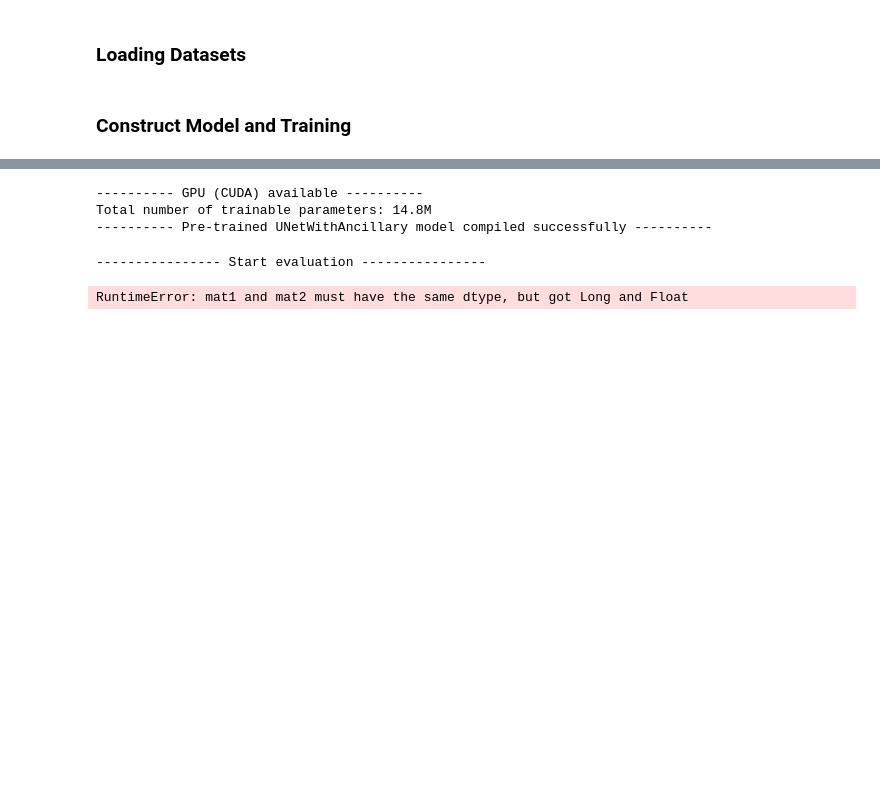
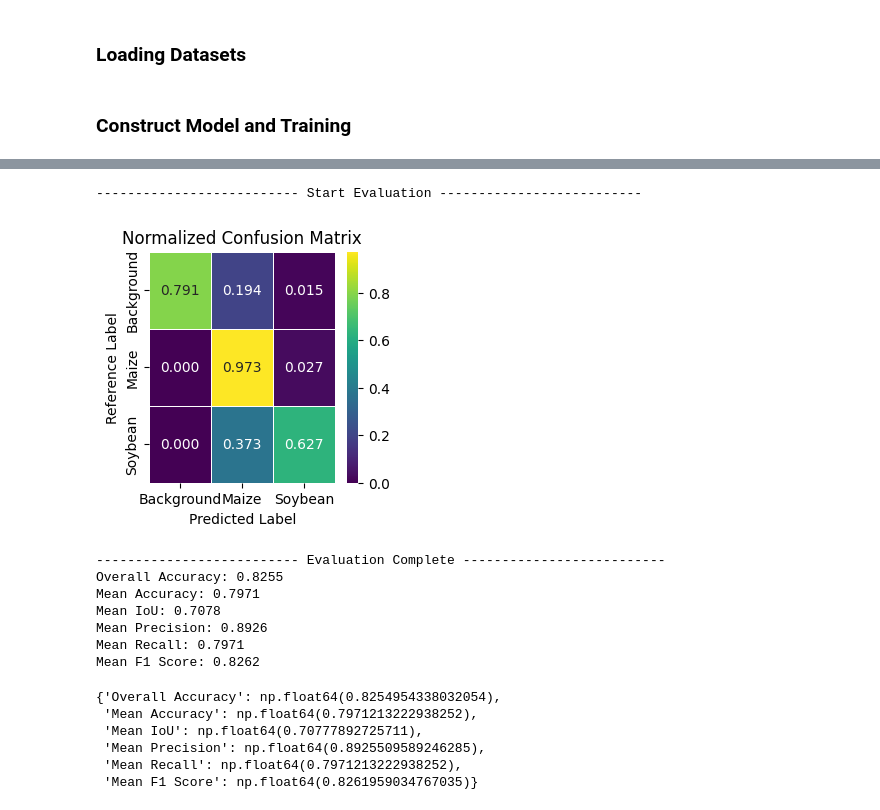
Before and after one commit to hanxLi/streetview_crop_classification, a Jupyter notebook: notebook/training_pipeline_crop_calendar.ipynb, the cells around one changed output, grey strips where cells are left out. Cells and saved outputs as stored; diff of their text form; code cells hidden in the pictures; blank space fills up the shorter version.

```diff
--- a/notebook/training_pipeline_crop_calendar.ipynb
+++ b/notebook/training_pipeline_crop_calendar.ipynb
@@ -166,18 +230,22 @@ Epoch 50 completed in 175.44 seconds
-# %%
-model = UNetWithAncillary(n_channels=config['model']['params']['in_channels'],
-                          n_classes=config['model']['params']['out_channels'],
-                          ancillary_data_dim=3)
-model_comp = ModelCompiler(model=model,
-                           params_init="/workspace/notebook/outputs/UNetWithAncillary_ep50/chkpt/50_checkpoint.pth.tar")
-# %% [output]
----------- GPU (CUDA) available ----------
-Total number of trainable parameters: 14.8M
----------- Pre-trained UNetWithAncillary model compiled successfully ----------
 # %%
-model_comp.accuracy_evaluation(eval_dataset=val_loader,
-                               filename=config['evaluation']['filename'],
-                               num_classes=config['model']['params']['out_channels'],
-                               class_mapping=config['evaluation']['class_mapping'])
+model_comp.evaluate(dataloader=val_loader,
+                    num_classes=config['model']['params']['out_channels'],
+                    class_mapping=config['evaluation']['class_mapping'],
+                    out_name=config['evaluation']['filename'],
+                    log_uncertainty=True)
 # %% [output]
----------------- Start evaluation ----------------
+-------------------------- Start Evaluation --------------------------
+[figure, added]
-RuntimeError: mat1 and mat2 must have the same dtype, but got Long and Float
+-------------------------- Evaluation Complete --------------------------
+Overall Accuracy: 0.8255
+Mean Accuracy: 0.7971
+Mean IoU: 0.7078
+Mean Precision: 0.8926
+Mean Recall: 0.7971
+Mean F1 Score: 0.8262
+{'Overall Accuracy': np.float64(0.8254954338032054),
+ 'Mean Accuracy': np.float64(0.7971213222938252),
+ 'Mean IoU': np.float64(0.70777892725711),
+ 'Mean Precision': np.float64(0.8925509589246285),
+ 'Mean Recall': np.float64(0.7971213222938252),
+ 'Mean F1 Score': np.float64(0.8261959034767035)}
```
Also changed, not shown: parts of 11 cells of this notebook, 7 other files.
